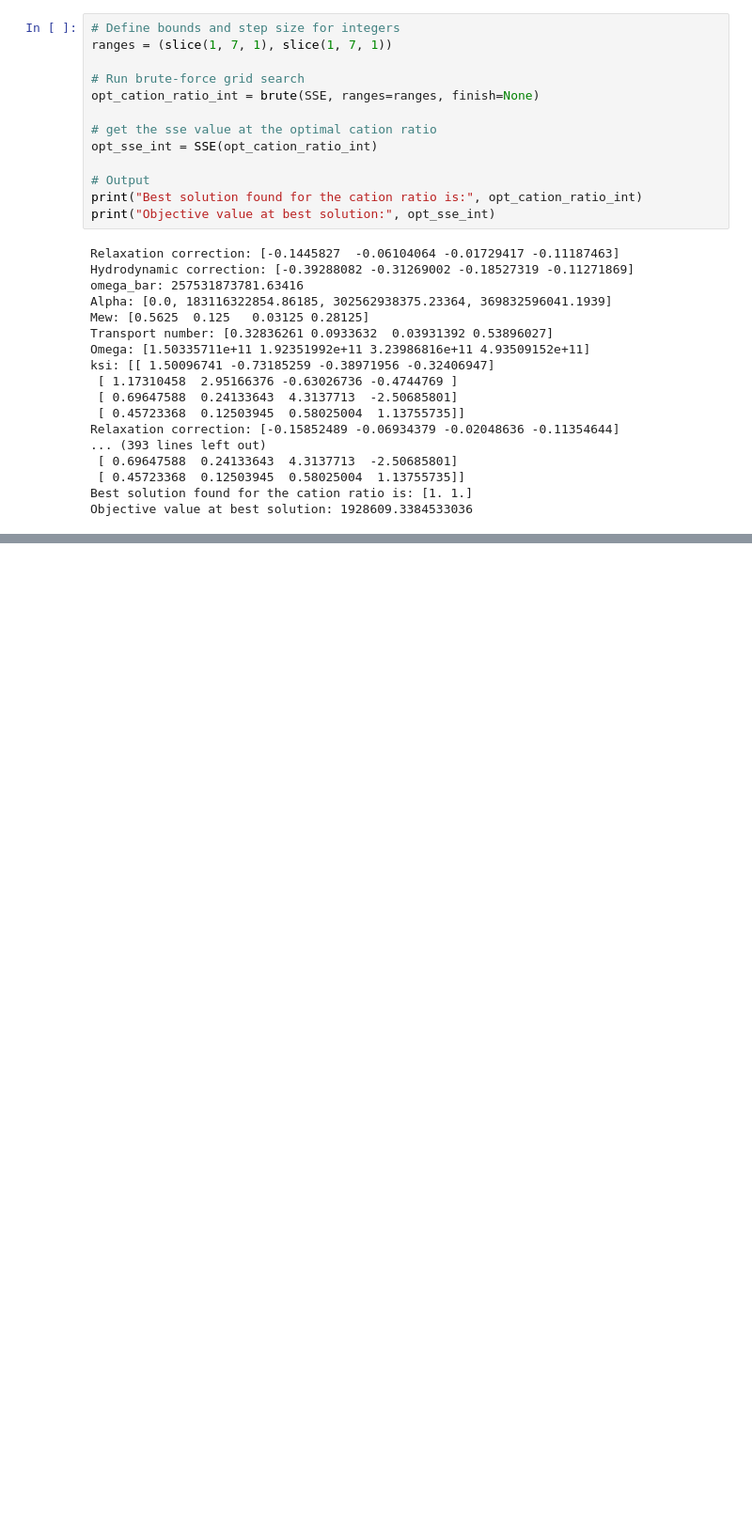
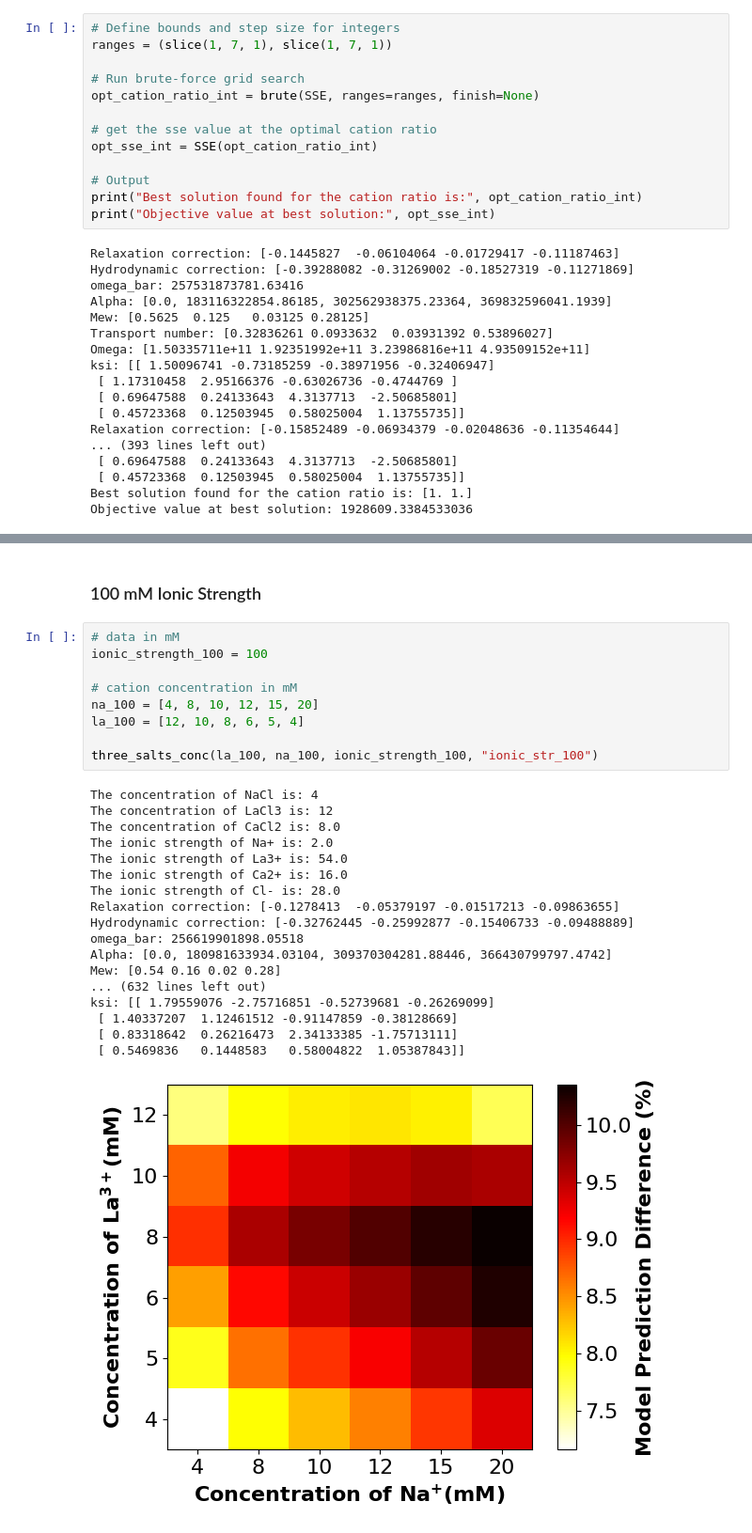
Before and after one commit to dowlinglab/salts-conductivity-modelling, a Jupyter notebook: Three-salt-experiments.ipynb, the cells around one changed output, grey strips where cells are left out. Shown at 94% size. Cells and saved outputs as stored; diff of their text form; blank space fills up the shorter version.

```diff
--- a/Three-salt-experiments.ipynb
+++ b/Three-salt-experiments.ipynb
@@ -639,0 +507,30 @@ plot_heatmap(data_res, y_label, x_label, "MAPE (%)", "ionic_str_100")
+# %% [markdown]
+### 100 mM Ionic Strength
+# %%
+# data in mM
+ionic_strength_100 = 100
+
+# cation concentration in mM
+na_100 = [4, 8, 10, 12, 15, 20]
+la_100 = [12, 10, 8, 6, 5, 4]
+
+three_salts_conc(la_100, na_100, ionic_strength_100, "ionic_str_100")
+# %% [output]
+The concentration of NaCl is: 4
+The concentration of LaCl3 is: 12
+The concentration of CaCl2 is: 8.0
+The ionic strength of Na+ is: 2.0
+The ionic strength of La3+ is: 54.0
+The ionic strength of Ca2+ is: 16.0
+The ionic strength of Cl- is: 28.0
+Relaxation correction: [-0.1278413  -0.05379197 -0.01517213 -0.09863655]
+Hydrodynamic correction: [-0.32762445 -0.25992877 -0.15406733 -0.09488889]
+omega_bar: 256619901898.05518
+Alpha: [0.0, 180981633934.03104, 309370304281.88446, 366430799797.4742]
+Mew: [0.54 0.16 0.02 0.28]
+... (632 lines left out)
+ksi: [[ 1.79559076 -2.75716851 -0.52739681 -0.26269099]
+ [ 1.40337207  1.12461512 -0.91147859 -0.38128669]
+ [ 0.83318642  0.26216473  2.34133385 -1.75713111]
+ [ 0.5469836   0.1448583   0.58004822  1.05387843]]
+[figure, added]
```
Also changed, not shown: parts of 18 cells of this notebook, 16 other files.
